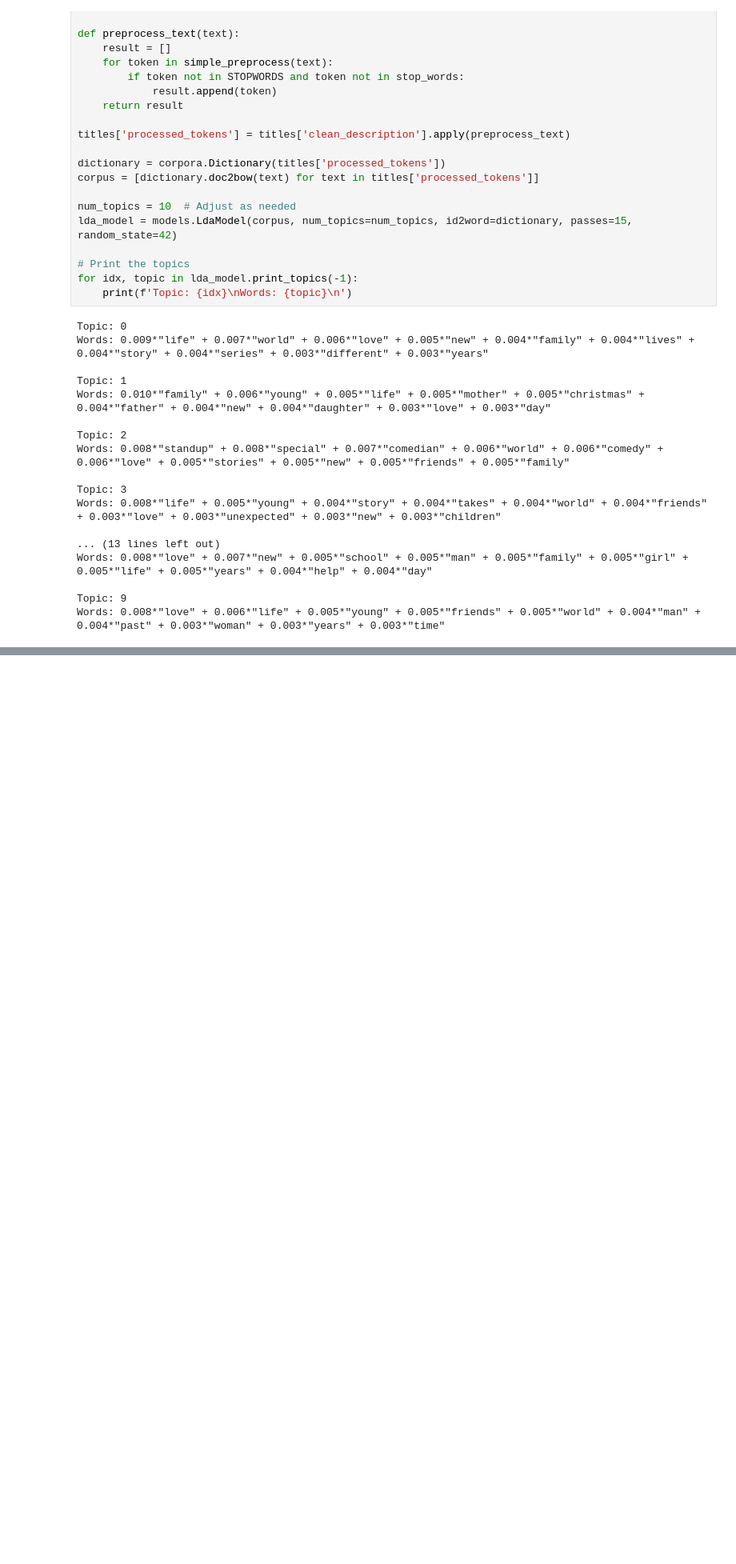
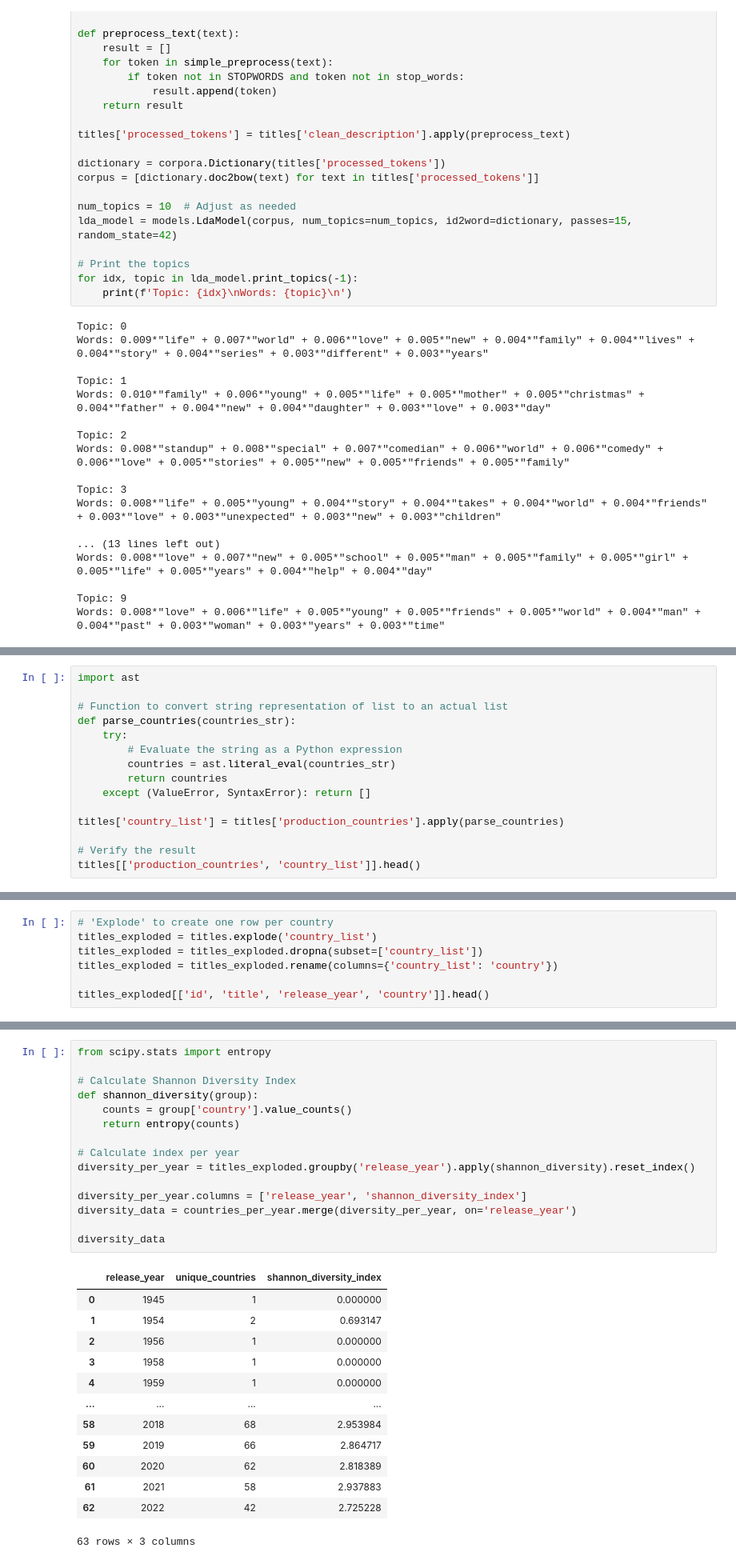
Before and after one commit to cparthiv/RHS-TSA-Data-Science-Qualifier-2024, a Jupyter notebook: main.ipynb, the cells around one changed output, grey strips where cells are left out. Shown at 80% size. Cells and saved outputs as stored; diff of their text form; blank space fills up the shorter version.

```diff
--- a/main.ipynb
+++ b/main.ipynb
@@ -409,0 +423,15 @@ Words: 0.008*"love" + 0.006*"life" + 0.005*"young" + 0.005*"friends" + 0.005*"wo
+# %%
+import ast
+
+# Function to convert string representation of list to an actual list
+def parse_countries(countries_str):
+    try:
+        # Evaluate the string as a Python expression
+        countries = ast.literal_eval(countries_str)
+        return countries
+    except (ValueError, SyntaxError): return []
+
+titles['country_list'] = titles['production_countries'].apply(parse_countries)
+
+# Verify the result
+titles[['production_countries', 'country_list']].head()
@@ -409,0 +445,7 @@ Words: 0.008*"love" + 0.006*"life" + 0.005*"young" + 0.005*"friends" + 0.005*"wo
+# %%
+# 'Explode' to create one row per country
+titles_exploded = titles.explode('country_list')
+titles_exploded = titles_exploded.dropna(subset=['country_list'])
+titles_exploded = titles_exploded.rename(columns={'country_list': 'country'})
+
+titles_exploded[['id', 'title', 'release_year', 'country']].head()
@@ -409,0 +477,29 @@ Words: 0.008*"love" + 0.006*"life" + 0.005*"young" + 0.005*"friends" + 0.005*"wo
+# %%
+from scipy.stats import entropy
+
+# Calculate Shannon Diversity Index
+def shannon_diversity(group):
+    counts = group['country'].value_counts()
+    return entropy(counts)
+
+# Calculate index per year
+diversity_per_year = titles_exploded.groupby('release_year').apply(shannon_diversity).reset_index()
+
+diversity_per_year.columns = ['release_year', 'shannon_diversity_index']
+diversity_data = countries_per_year.merge(diversity_per_year, on='release_year')
+
+diversity_data
+# %% [output]
+|  | release_year | unique_countries | shannon_diversity_index |
+| 0 | 1945 | 1 | 0.000000 |
+| 1 | 1954 | 2 | 0.693147 |
+| 2 | 1956 | 1 | 0.000000 |
+| 3 | 1958 | 1 | 0.000000 |
+| 4 | 1959 | 1 | 0.000000 |
+| ... | ... | ... | ... |
+| 58 | 2018 | 68 | 2.953984 |
+| 59 | 2019 | 66 | 2.864717 |
+| 60 | 2020 | 62 | 2.818389 |
+| 61 | 2021 | 58 | 2.937883 |
+| 62 | 2022 | 42 | 2.725228 |
+63 rows × 3 columns
```
Also changed, not shown: parts of 8 cells of this notebook, 1 other file.
